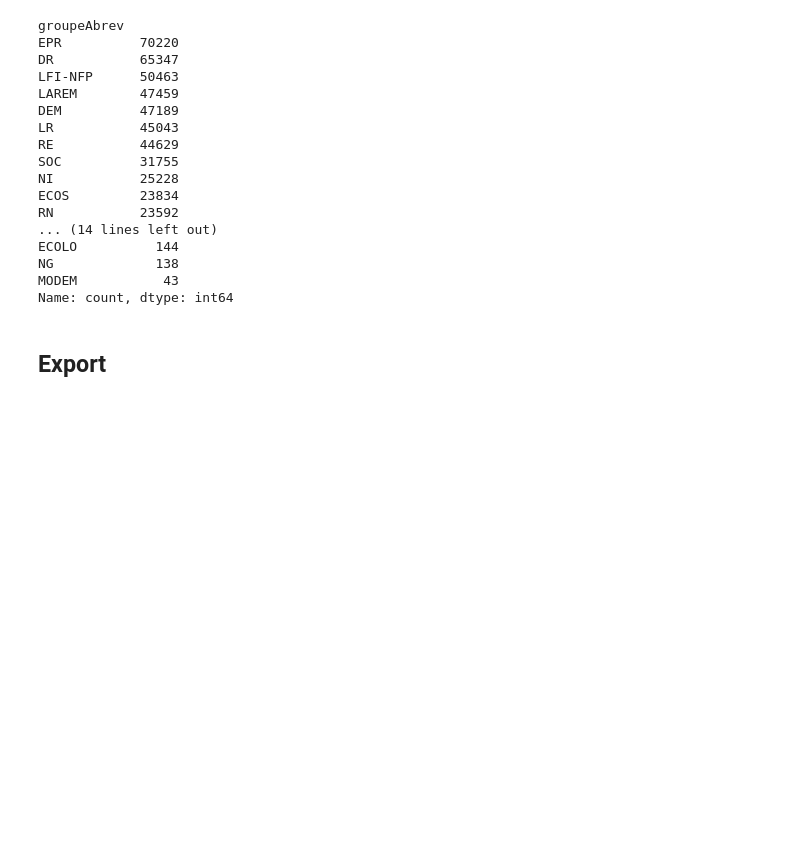
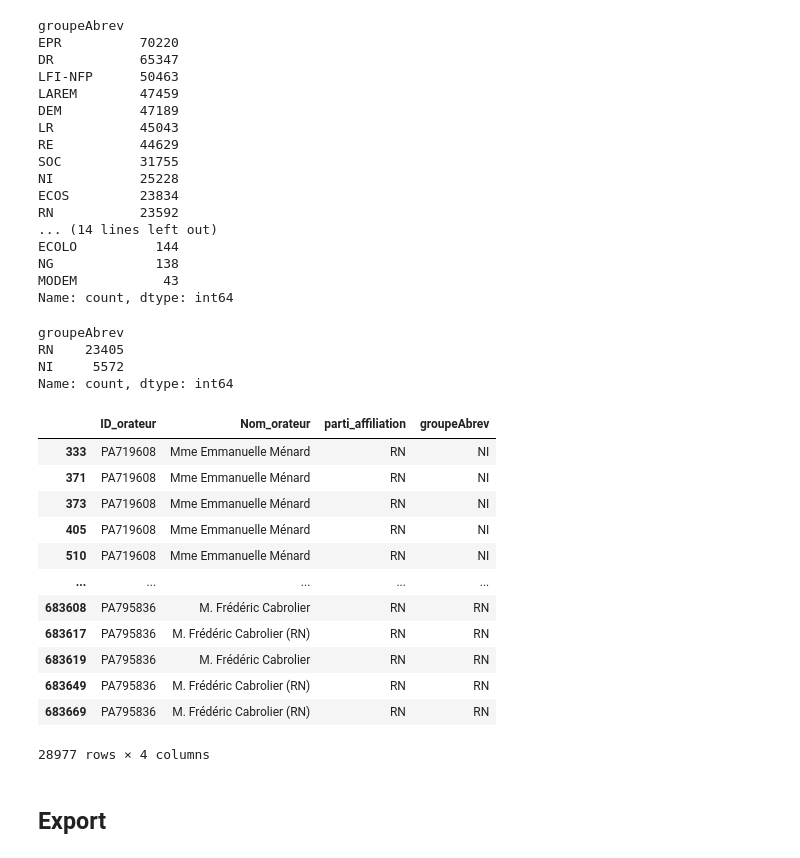
Before and after one commit to Matthias-Levalet/republique-cest-quoi, a Jupyter notebook: notebooks/2_clean_filter.ipynb, the cells around one changed output. Drawn from its saved outputs; the diff is of its cells as text; code cells hidden in the pictures; blank space fills up the shorter version.

Commit message:
actualisation des affiliations (députées NI qui sont RN) + identification des todo

```diff
--- a/notebooks/2_clean_filter.ipynb
+++ b/notebooks/2_clean_filter.ipynb
@@ -276,14 +198,15 @@ def get_parti_for_row(row):
 
 # appliquer
 df["parti_affiliation"] = df.apply(get_parti_for_row, axis=1)
-df["parti_affiliation"] = df["parti_affiliation"].fillna("UNKNOWN")
+# nope ne pas fill (car aussi des interv non députés ou autre type code parole)
+# df["parti_affiliation"] = df["parti_affiliation"].fillna("UNKNOWN")
 
 # Pas parfait mais pour avoir une idée :
 print(
     "affectés :",
-    df["parti_affiliation"].ne("UNKNOWN").sum(),
-    "UNKNOWN :",
-    (df["parti_affiliation"] == "UNKNOWN").sum(),
+    df["parti_affiliation"].notna().sum(),
+    "| On sait pas (pas députés, autre code parole intervention, etc.) :",
+    df["parti_affiliation"].isna().sum(),
 )
 
 # TODO: envisager de forcer le renvoi de la derniere affiliation connue de df_deputes ?
@@ -295,6 +216,18 @@ UNKNOWN = membres du gouvernement ou rapporteurs parlementaires/membres avce une
 # %%
-# Tentative de rajouter manuellement les RN de la XVe législature au bloc RN
-def recoder_NI_RN (df, liste, nouvelle_attribution) :
-    df.loc[df["ID_orateur"].isin(liste), "parti_affiliation"] = nouvelle_attribution
-    return df
-df = recoder_NI_RN(df, liste=["PA720822", "PA720668", "PA720468", "PA720614", "PA719436", "PA720802", "PA719608", "PA720606", "PA606212", "PA720798"], nouvelle_attribution="RN")
+# Recodage des RN de la XVe législature au bloc RN
+# = initialement en NI car pas assez nombreux pour former un groupe
+
+liste_NI_RN = [
+    "PA720822",
+    "PA720668",
+    "PA720468",
+    "PA720614",
+    "PA719436",
+    "PA720802",
+    "PA719608",
+    "PA720606",
+    "PA606212",
+    "PA720798",
+]
+
+df.loc[df["ID_orateur"].isin(liste_NI_RN), "parti_affiliation"] = "RN"
@@ -356,3 +288,35 @@ Name: count, dtype: int64
+# %%
+# Sélectionner les députés RN selon l'affiliation
+df_rn = df[df["parti_affiliation"] == "RN"]
+
+# Comparer la colonne 'groupeAbrev' pour ces députés
+# utiliser ou non drop_duplicates pour éviter les doublons selon but
+comparison = df_rn[
+    ["ID_orateur", "Nom_orateur", "parti_affiliation", "groupeAbrev"]
+]  # .drop_duplicates()
+
+# Afficher les différentes valeurs de groupeAbrev pour les RN
+print(comparison["groupeAbrev"].value_counts())
+
+comparison
+# %% [output]
+groupeAbrev
+RN    23405
+NI     5572
+Name: count, dtype: int64
+|  | ID_orateur | Nom_orateur | parti_affiliation | groupeAbrev |
+| 333 | PA719608 | Mme Emmanuelle Ménard | RN | NI |
+| 371 | PA719608 | Mme Emmanuelle Ménard | RN | NI |
+| 373 | PA719608 | Mme Emmanuelle Ménard | RN | NI |
+| 405 | PA719608 | Mme Emmanuelle Ménard | RN | NI |
+| 510 | PA719608 | Mme Emmanuelle Ménard | RN | NI |
+| ... | ... | ... | ... | ... |
+| 683608 | PA795836 | M. Frédéric Cabrolier | RN | RN |
+| 683617 | PA795836 | M. Frédéric Cabrolier (RN) | RN | RN |
+| 683619 | PA795836 | M. Frédéric Cabrolier | RN | RN |
+| 683649 | PA795836 | M. Frédéric Cabrolier (RN) | RN | RN |
+| 683669 | PA795836 | M. Frédéric Cabrolier (RN) | RN | RN |
+28977 rows × 4 columns
 # %% [markdown]
 ## Export
 # %%
```
Also changed, not shown: parts of 17 cells of this notebook.
